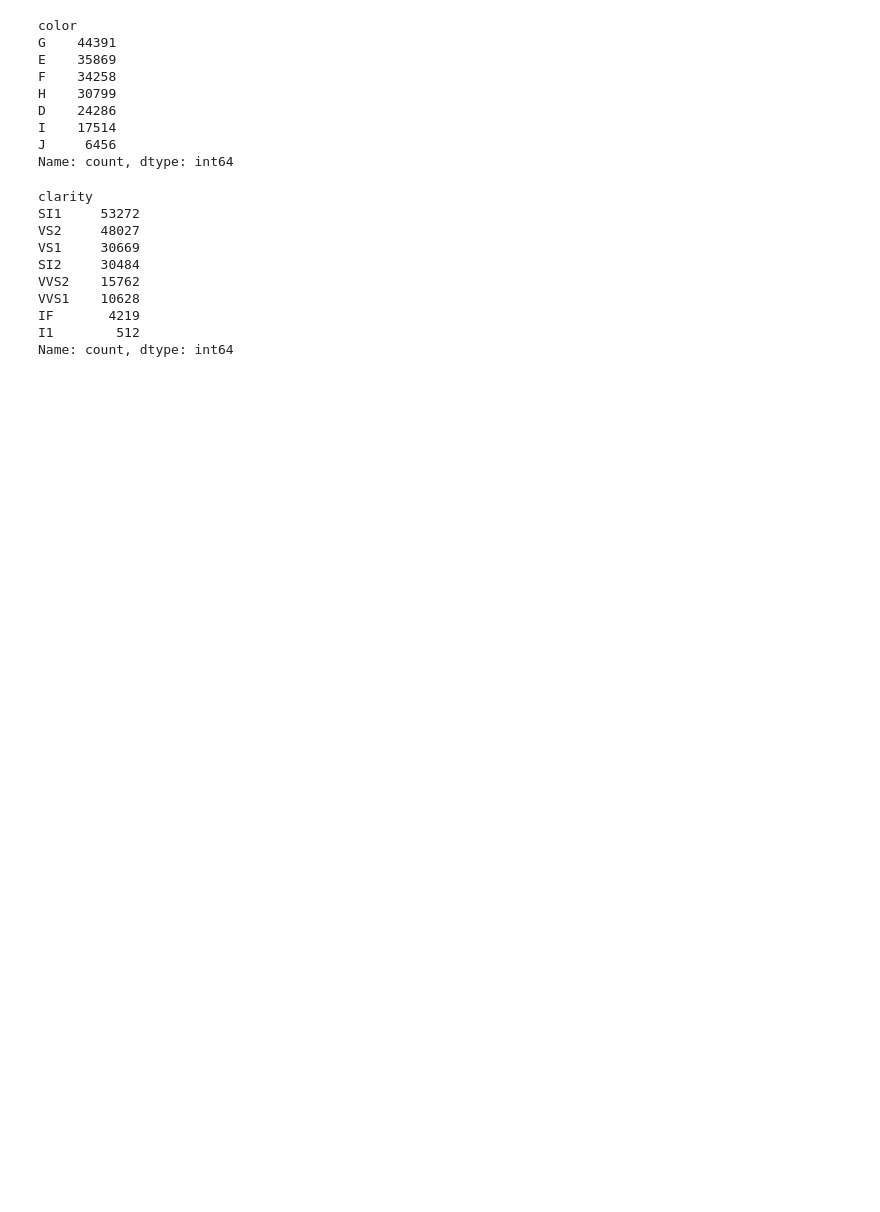
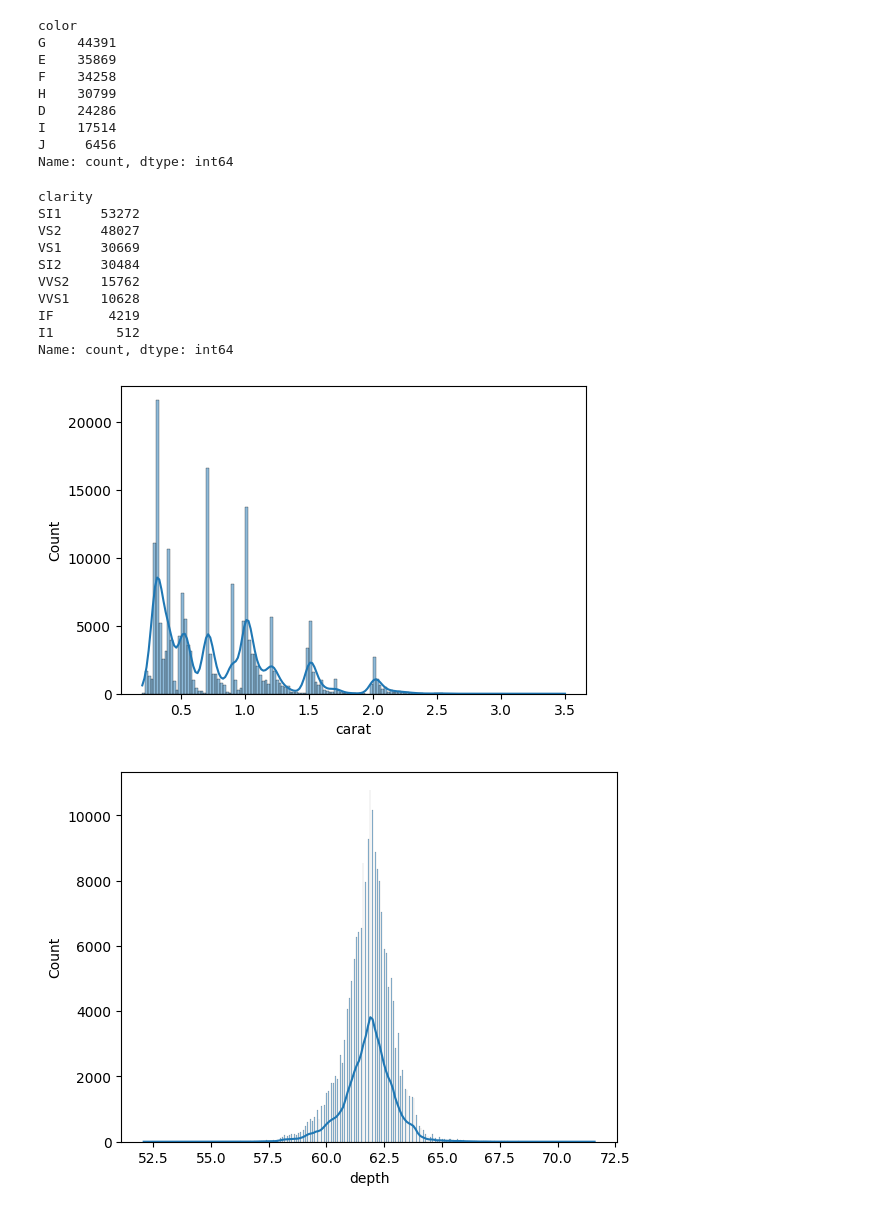
Before and after one commit to neha-dhananju/Project, a Jupyter notebook: notebooks/research.ipynb, the cells around one changed output. Drawn from its saved outputs; the diff is of its cells as text; code cells hidden in the pictures; blank space fills up the shorter version.

```diff
--- a/notebooks/research.ipynb
+++ b/notebooks/research.ipynb
@@ -212,0 +218,10 @@ Name: count, dtype: int64
+# %%
+plt.figure(figsize=(6,4))
+
+for col in numerical_column:
+    sns.histplot(data=data,x=col,kde=True)
+    print("\n")
+    plt.show()
+# %% [output]
+[figure, added]
+[figure, added]
```
Also changed, not shown: parts of 14 cells of this notebook, 1 other file.
